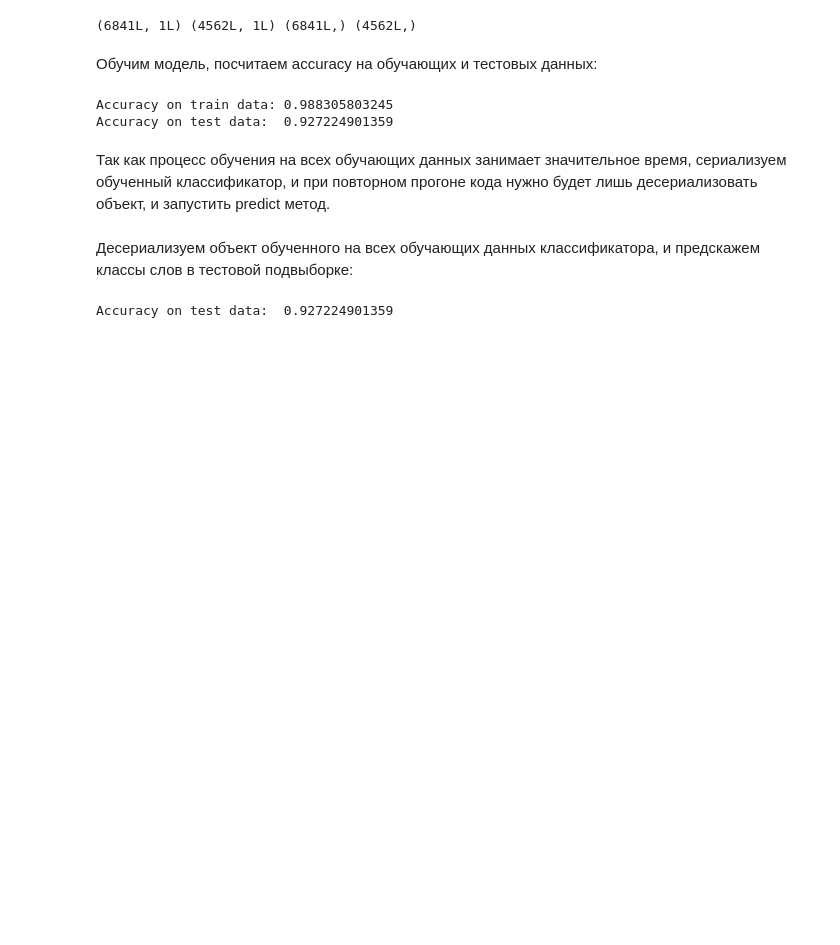
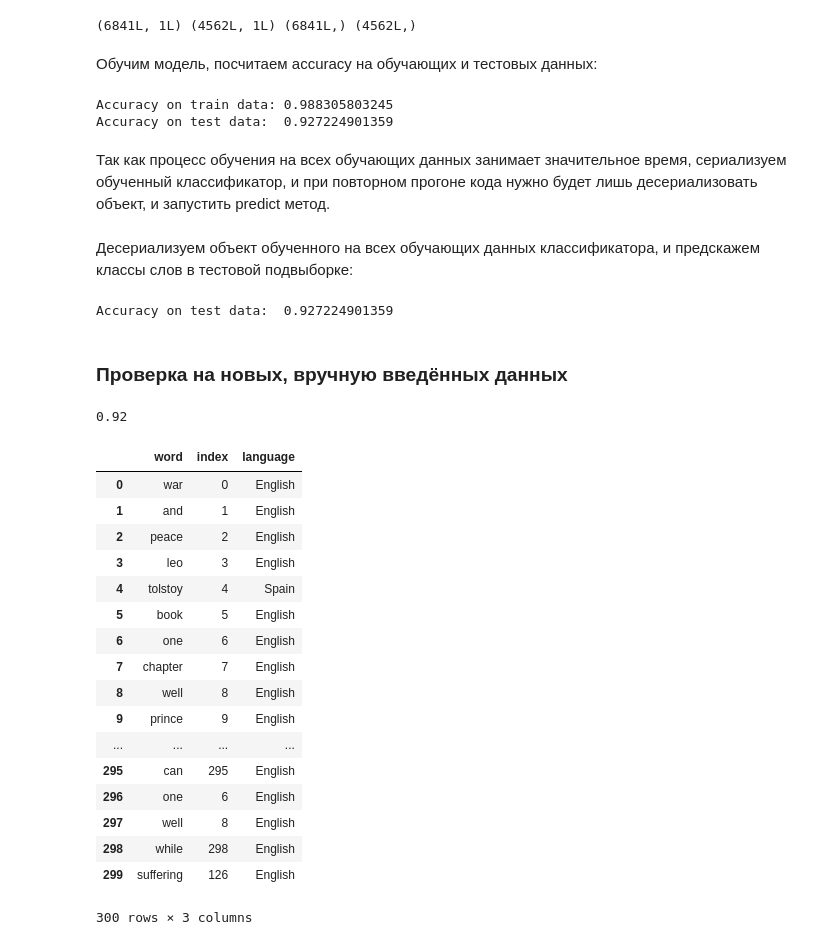
Before and after one commit to sergotail/homeworks, a Jupyter notebook: DM_1/hw5-svm/hw5-svm.ipynb, the cells around one changed output. Saved outputs shown, nothing was run; the diff lists cells and outputs as text; code cells hidden in the pictures; blank space fills up the shorter version.

```diff
--- a/DM_1/hw5-svm/hw5-svm.ipynb
+++ b/DM_1/hw5-svm/hw5-svm.ipynb
@@ -470,9 +478,63 @@ Accuracy on test data:  0.927224901359
 # %% [markdown]
 Десериализуем объект обученного на всех обучающих данных классификатора, и предскажем классы слов в тестовой подвыборке:
 # %%
-with open('best_svc.pkl', 'rb') as fid:
+with open('best_svc.pkl', 'r') as fid:
     svc_loaded = cPickle.load(fid)
 # %%
 print "Accuracy on test data: ", accuracy_score(y_test, svc_loaded.predict(X_test))
 # %% [output]
 Accuracy on test data:  0.927224901359
+# %% [markdown]
+<h3>Проверка на новых, вручную введённых данных</h3>
+# %%
+def get_index(word, dictionary):
+    for k, v in dictionary.iteritems():
+        if word == v:
+            return k
+    return 0
+
+def add_to_dict(df, word_col, dictionary):
+    next_word = np.max(dictionary.keys()).astype(int) + 1
+    for word in df[word_col]:
+        if word not in dictionary.values():
+            dictionary[next_word] = word
+            next_word += 1
+    return dictionary
+# %%
+D = wap_df[['index', 'word']].set_index('index').to_dict(orient='dict')['word']
+# %%
+manual_test_df = pd.read_csv("manual_test.txt", header=None, names=['word'])
+add_to_dict(manual_test_df, 'word', D)
+manual_test_df['index'] = manual_test_df.word.apply(lambda row: get_index(row, D))
+X_manual = manual_test_df['index'].values.reshape(-1, 1)
+# it`s possible to change dict only with changing the kernel
+string_kernel = partial(string_kernel_proxy, kernel=laplacian_kernel_leven, gamma=1.0, dictionary=D)
+svc_loaded.kernel = string_kernel
+predicted_manual = svc_loaded.predict(X_manual)
+manual_test_df = pd.concat([manual_test_df, pd.DataFrame(predicted_manual,
+                                                         columns=['language'],
+                                                         index=manual_test_df.index)], axis=1)
+print accuracy_score(en_wap_df.iloc[:len(predicted_manual)]['label'], predicted_manual)
+manual_test_df.loc[manual_test_df['language'] == 1, 'language'] = 'Spain'
+manual_test_df.loc[manual_test_df['language'] == 0, 'language'] = 'English'
+manual_test_df
+# %% [output]
+0.92
+|  | word | index | language |
+| 0 | war | 0 | English |
+| 1 | and | 1 | English |
+| 2 | peace | 2 | English |
+| 3 | leo | 3 | English |
+| 4 | tolstoy | 4 | Spain |
+| 5 | book | 5 | English |
+| 6 | one | 6 | English |
+| 7 | chapter | 7 | English |
+| 8 | well | 8 | English |
+| 9 | prince | 9 | English |
+| ... | ... | ... | ... |
+| 295 | can | 295 | English |
+| 296 | one | 6 | English |
+| 297 | well | 8 | English |
+| 298 | while | 298 | English |
+| 299 | suffering | 126 | English |
+300 rows × 3 columns
```
Also changed, not shown: parts of 4 cells of this notebook, 11 other files.
